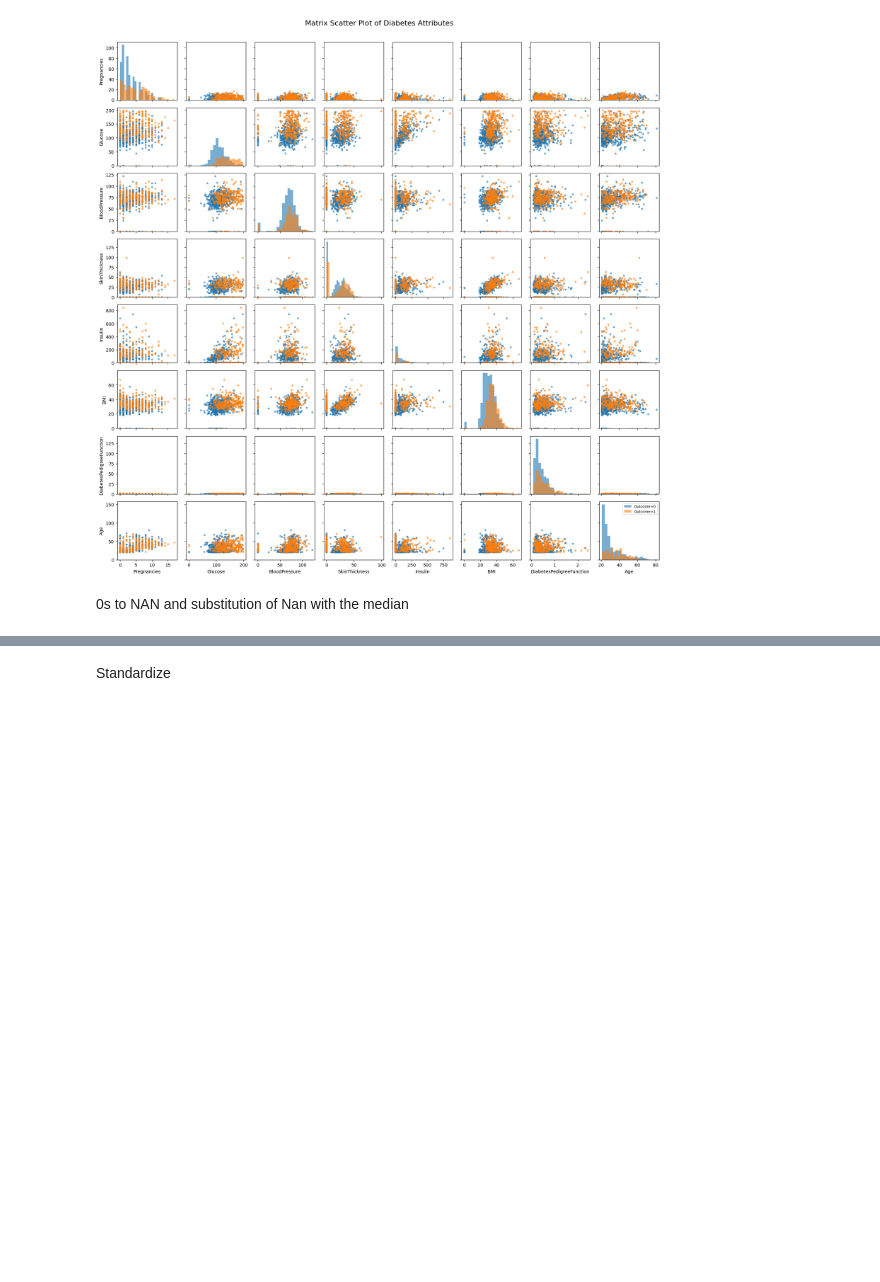
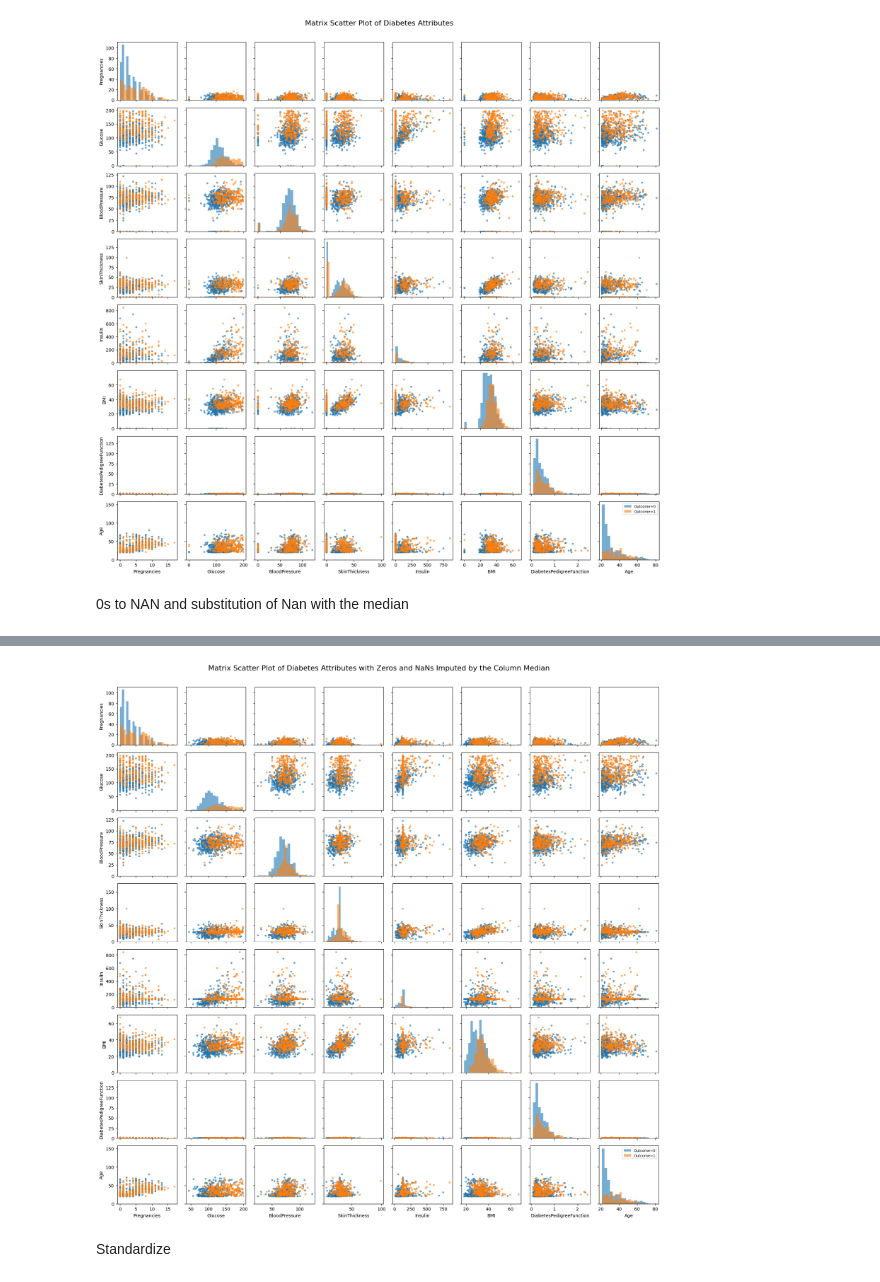
Before and after one commit to Illeo0/Diabetes-Dataset-Analysis, a Jupyter notebook: project.ipynb, the cells around one changed output, grey strips where cells are left out. Cells and saved outputs as stored; diff of their text form; code cells hidden in the pictures; blank space fills up the shorter version.

```diff
--- a/project.ipynb
+++ b/project.ipynb
@@ -184,3 +211,53 @@ X[zero_cols] = imp.fit_transform(X[zero_cols])
+# %%
+# X = your 8-feature DataFrame
+# y = your Outcome Series (0/1)
+df_plot = pd.concat([X, y.rename("Outcome")], axis=1)
+
+features = X.columns.tolist()
+n = len(features)  # should be 8
+
+fig, axs = plt.subplots(n, n, figsize=(2.2*n, 2.2*n), sharex='col', sharey='row')
+fig.suptitle("Matrix Scatter Plot of Diabetes Attributes with Zeros and NaNs Imputed by the Column Median", fontsize=16)
+
+# Ensure consistent class order
+classes = sorted(df_plot["Outcome"].unique())
+
+for i in range(n):
+    for j in range(n):
+        ax = axs[i, j]
+        if i == j:
+            # Diagonal: per-class histograms
+            for cls in classes:
+                subset = df_plot[df_plot["Outcome"] == cls][features[j]]
+                ax.hist(subset.dropna(), bins=20, alpha=0.6, label=f"Outcome={cls}")
+        else:
+            # Off-diagonals: per-class scatter
+            for cls in classes:
+                subset = df_plot[df_plot["Outcome"] == cls]
+                ax.scatter(
+                    x=subset[features[j]],
+                    y=subset[features[i]],
+                    s=10, alpha=0.6, label=f"Outcome={cls}"
+                )
+
+        # Only label first column (y labels) and last row (x labels)
+        if j == 0:
+            ax.set_ylabel(features[i])
+        else:
+            ax.set_ylabel("")
+        if i == n - 1:
+            ax.set_xlabel(features[j])
+        else:
+            ax.set_xlabel("")
+
+# Legend only on the bottom-right subplot
+handles, labels = axs[-1, -1].get_legend_handles_labels()
+axs[-1, -1].legend(handles, labels, loc='upper right', fontsize=8, frameon=True)
+
+plt.tight_layout(rect=[0, 0, 1, 0.97])  # leave room for suptitle
+plt.show()
+# %% [output]
+[figure, added]
 # %% [markdown]
 Standardize
 # %%
```
Also changed, not shown: parts of 3 cells of this notebook.
